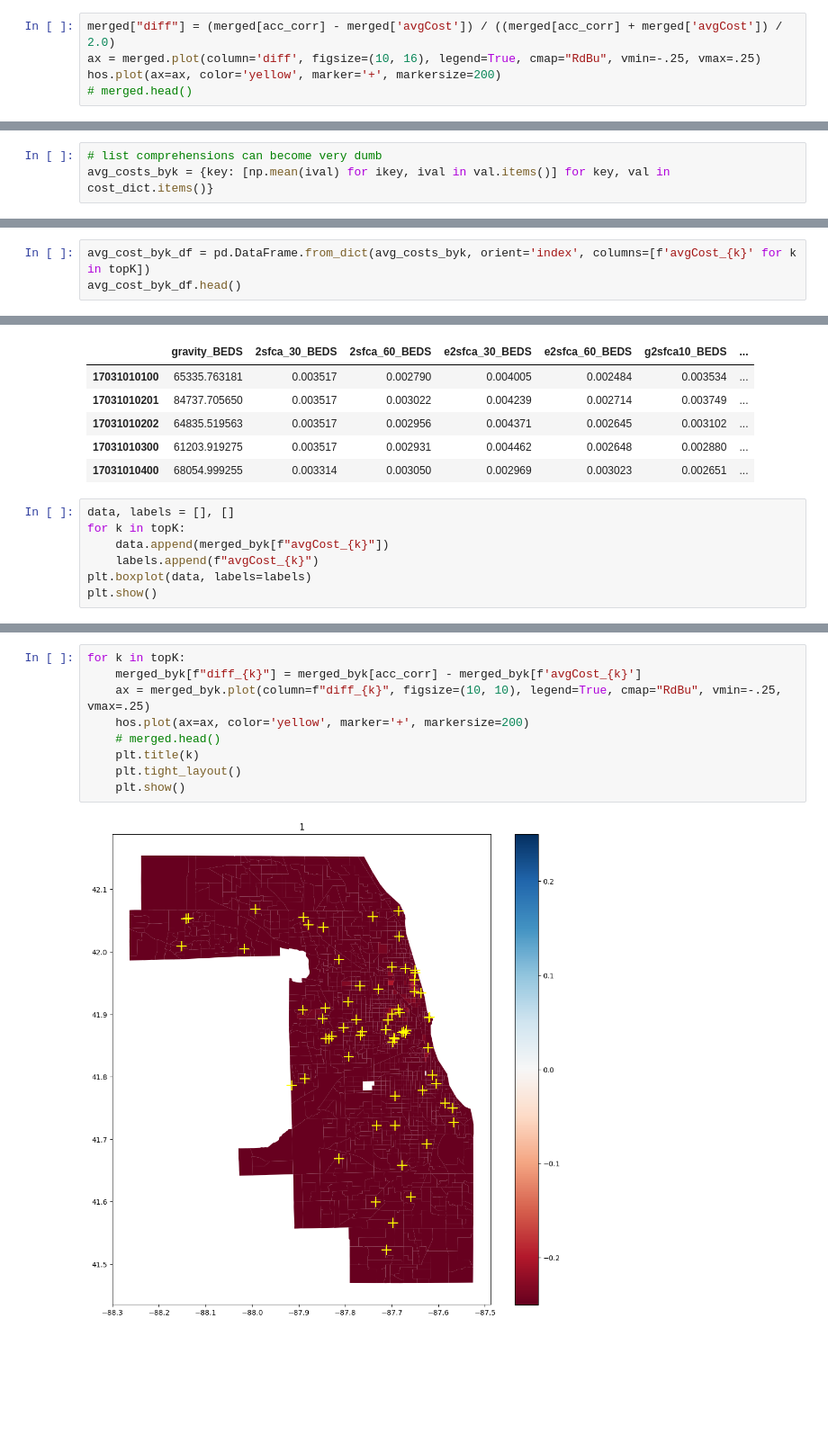
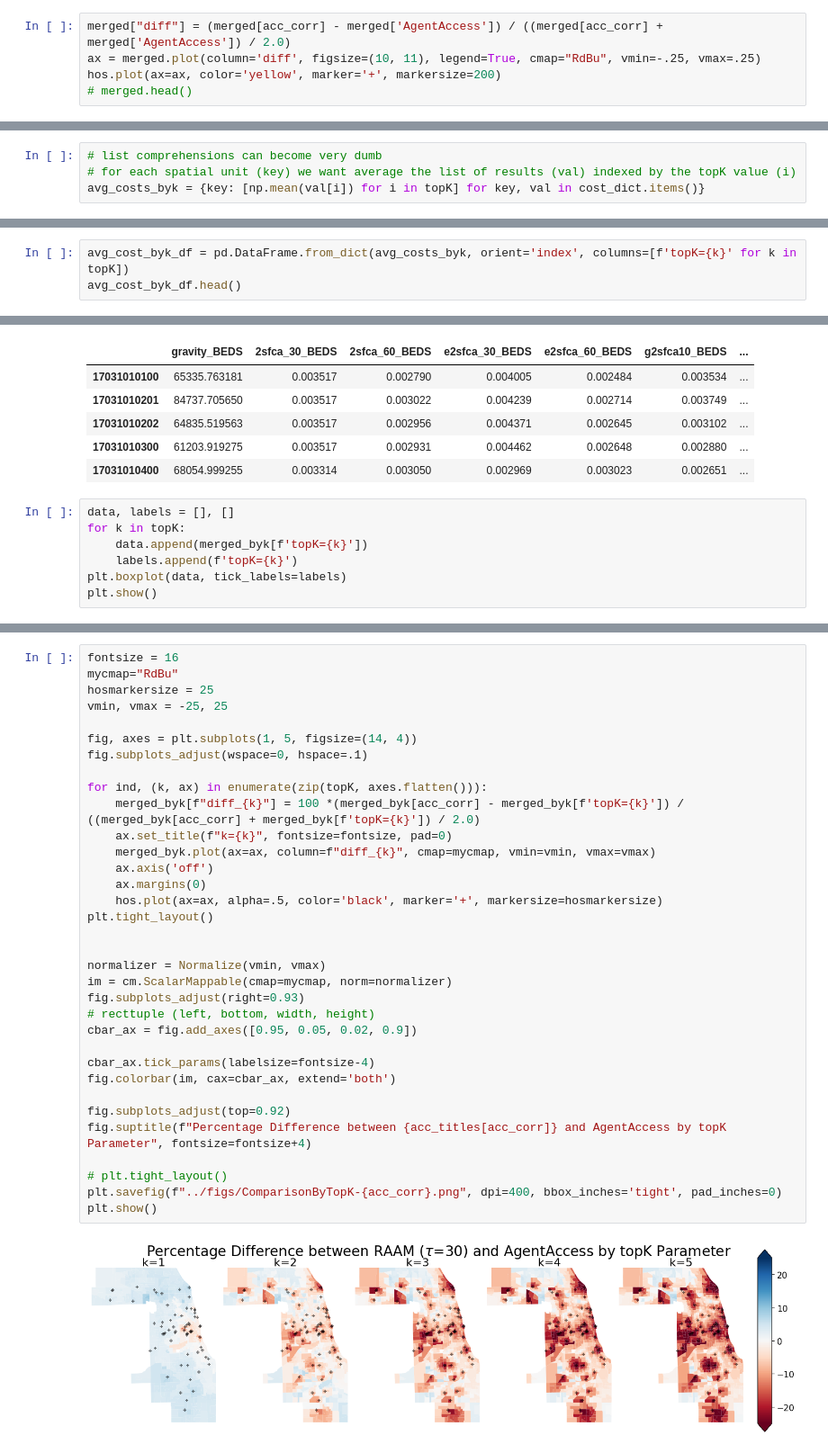
Before and after one commit to cybergis/AgentAccess, a Jupyter notebook: notebooks/ParameterAnalysis.ipynb, the cells around one changed output, grey strips where cells are left out. Shown at 90% size. Saved outputs shown, nothing was run; the diff lists cells and outputs as text; blank space fills up the shorter version.

```diff
--- a/notebooks/ParameterAnalysis.ipynb
+++ b/notebooks/ParameterAnalysis.ipynb
@@ -352,6 +363,6 @@ plt.show()
 # %%
-merged["diff"] = (merged[acc_corr] - merged['avgCost']) / ((merged[acc_corr] + merged['avgCost']) / 2.0)
-ax = merged.plot(column='diff', figsize=(10, 16), legend=True, cmap="RdBu", vmin=-.25, vmax=.25)
+merged["diff"] = (merged[acc_corr] - merged['AgentAccess']) / ((merged[acc_corr] + merged['AgentAccess']) / 2.0)
+ax = merged.plot(column='diff', figsize=(10, 11), legend=True, cmap="RdBu", vmin=-.25, vmax=.25)
 hos.plot(ax=ax, color='yellow', marker='+', markersize=200)
 # merged.head()
 # %% [output]
@@ -398,3 +428,4 @@ for k, v in experiment_paths.items():
 # %%
 # list comprehensions can become very dumb
-avg_costs_byk = {key: [np.mean(ival) for ikey, ival in val.items()] for key, val in cost_dict.items()}
+# for each spatial unit (key) we want average the list of results (val) indexed by the topK value (i)
+avg_costs_byk = {key: [np.mean(val[i]) for i in topK] for key, val in cost_dict.items()}
@@ -401,4 +452,4 @@ avg_costs_byk = {key: [np.mean(ival) for ikey, ival in val.items()] for key, val
 # %%
-avg_cost_byk_df = pd.DataFrame.from_dict(avg_costs_byk, orient='index', columns=[f'avgCost_{k}' for k in topK])
+avg_cost_byk_df = pd.DataFrame.from_dict(avg_costs_byk, orient='index', columns=[f'topK={k}' for k in topK])
 avg_cost_byk_df.head()
 # %% [output]
@@ -421,8 +472,8 @@ merged_byk.head()
 # %%
 data, labels = [], []
 for k in topK:
-    data.append(merged_byk[f"avgCost_{k}"])
-    labels.append(f"avgCost_{k}")
-plt.boxplot(data, labels=labels)
+    data.append(merged_byk[f'topK={k}'])
+    labels.append(f'topK={k}')
+plt.boxplot(data, tick_labels=labels)
 plt.show()
 # %% [output]
@@ -430,11 +481,36 @@ plt.show()
 # %%
-for k in topK:
-    merged_byk[f"diff_{k}"] = merged_byk[acc_corr] - merged_byk[f'avgCost_{k}']
-    ax = merged_byk.plot(column=f"diff_{k}", figsize=(10, 10), legend=True, cmap="RdBu", vmin=-.25, vmax=.25)
-    hos.plot(ax=ax, color='yellow', marker='+', markersize=200)
-    # merged.head()
-    plt.title(k)
-    plt.tight_layout()
-    plt.show()
+fontsize = 16
+mycmap="RdBu"
+hosmarkersize = 25
+vmin, vmax = -25, 25
+
+fig, axes = plt.subplots(1, 5, figsize=(14, 4))
+fig.subplots_adjust(wspace=0, hspace=.1)
+
+for ind, (k, ax) in enumerate(zip(topK, axes.flatten())):
+    merged_byk[f"diff_{k}"] = 100 *(merged_byk[acc_corr] - merged_byk[f'topK={k}']) / ((merged_byk[acc_corr] + merged_byk[f'topK={k}']) / 2.0)
+    ax.set_title(f"k={k}", fontsize=fontsize, pad=0)
+    merged_byk.plot(ax=ax, column=f"diff_{k}", cmap=mycmap, vmin=vmin, vmax=vmax)
+    ax.axis('off')
+    ax.margins(0)
+    hos.plot(ax=ax, alpha=.5, color='black', marker='+', markersize=hosmarkersize)
+plt.tight_layout()
+
+
+normalizer = Normalize(vmin, vmax)
+im = cm.ScalarMappable(cmap=mycmap, norm=normalizer)
+fig.subplots_adjust(right=0.93)
+# recttuple (left, bottom, width, height)
+cbar_ax = fig.add_axes([0.95, 0.05, 0.02, 0.9])
+
+cbar_ax.tick_params(labelsize=fontsize-4)
+fig.colorbar(im, cax=cbar_ax, extend='both')
+
+fig.subplots_adjust(top=0.92)
+fig.suptitle(f"Percentage Difference between {acc_titles[acc_corr]} and AgentAccess by topK Parameter", fontsize=fontsize+4)
+
+# plt.tight_layout()
+plt.savefig(f"../figs/ComparisonByTopK-{acc_corr}.png", dpi=400, bbox_inches='tight', pad_inches=0)
+plt.show()
 # %% [output]
-[figure, old version]
+[figure, new version]
```
Also changed, not shown: parts of 53 cells of this notebook, 6 other files.
